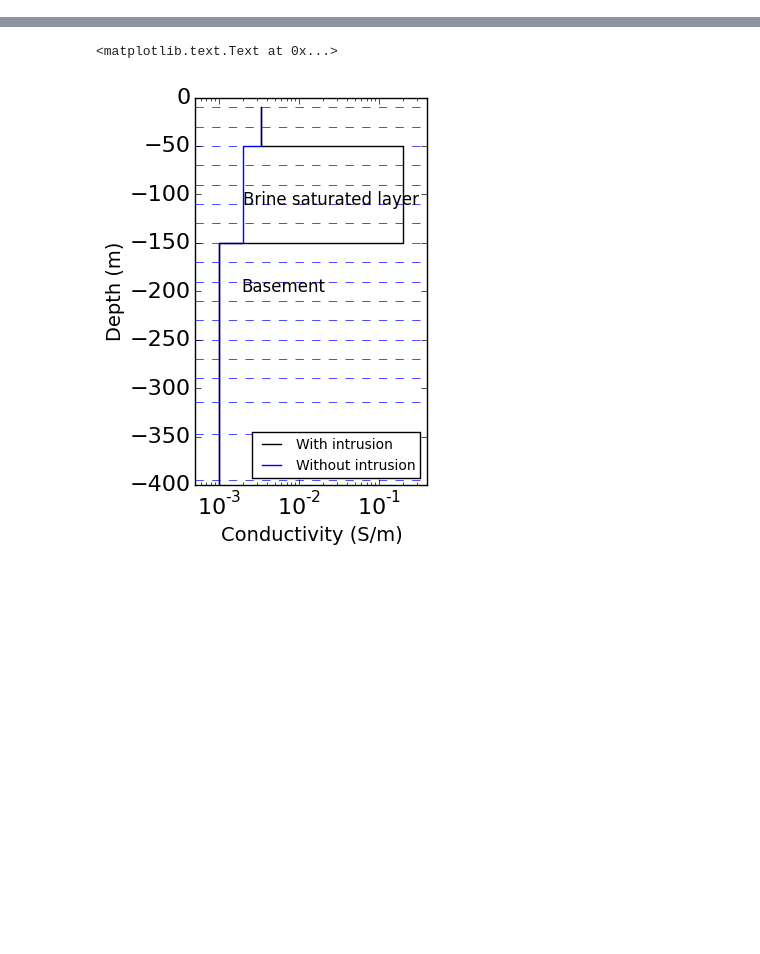
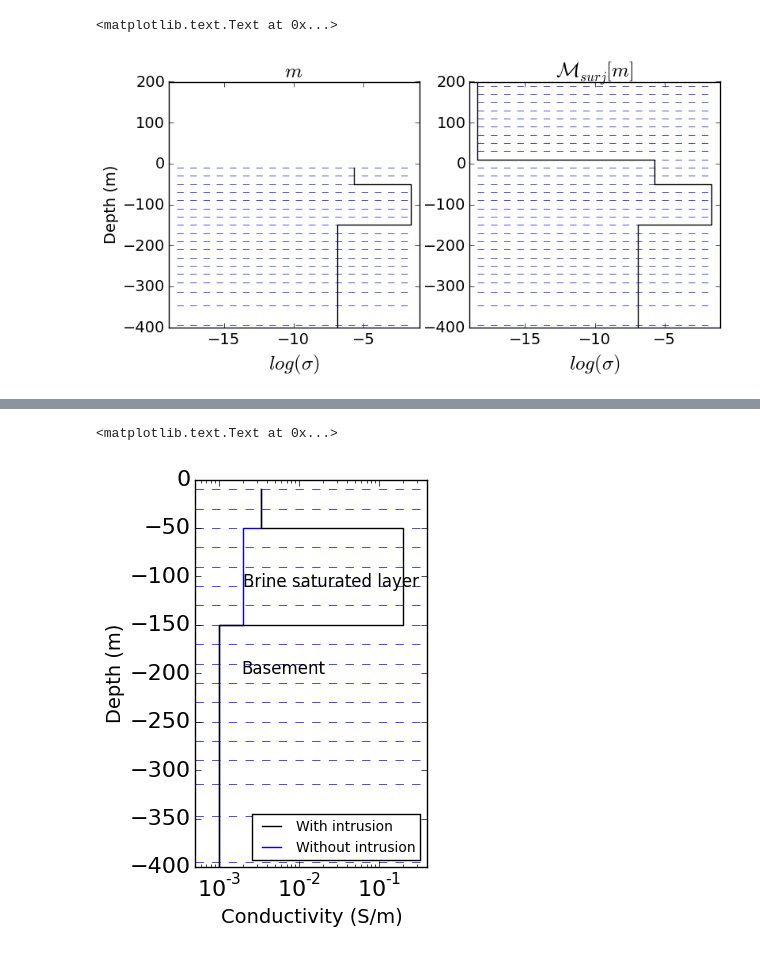
Before and after one commit to sgkang/AGU2014MovingDimensionsinEM, a Jupyter notebook: examples/HydroTD_Analysis.ipynb, the cells around one changed output, grey strips where cells are left out. Drawn from its saved outputs; the diff is of its cells as text; code cells hidden in the pictures; blank space fills up the shorter version.

```diff
--- a/examples/HydroTD_Analysis.ipynb
+++ b/examples/HydroTD_Analysis.ipynb
@@ -43,0 +105,35 @@ sig_half = sigma_half[active]
+# %%
+sigact = np.log(np.repeat(sigma[active], 2, axis=0))
+zact = np.repeat(mesh.vectorCCz[active][1:], 2, axis=0)
+zact = np.r_[mesh.vectorCCz[active][0], zact, mesh.vectorCCz[active][-1]]
+# %%
+sig = np.log(np.repeat(sigma, 2, axis=0))
+z = np.repeat(mesh.vectorCCz[1:], 2, axis=0)
+z = np.r_[mesh.vectorCCz[0], z, mesh.vectorCCz[-1]]
+
+
+vmin, vmax = sig.min(), sig.max()
+fig = plt.figure(figsize = (9, 4))
+ax1 = plt.subplot(121)
+ax2 = plt.subplot(122)
+for locz in mesh.vectorCCz[active]:
+    ax1.plot(np.linspace(vmin, vmax, 100), np.ones(100)*locz, 'b--', lw = 0.5)
+
+for locz in mesh.vectorCCz:
+    ax2.plot(np.linspace(vmin, vmax, 100), np.ones(100)*locz, 'b--', lw = 0.5)
+
+ax1.plot(sigact, zact, 'k')
+ax1.set_xlabel("$log(\sigma)$", fontsize = 18)
+ax1.set_ylabel("Depth (m)")
+ax1.set_xlim(-19, -1)
+ax1.set_ylim(-400, 200)
+ax1.set_title("$m$", fontsize = 18)
+
+ax2.plot(sig, z, 'k')
+ax2.set_xlim(-19, -1)
+ax2.set_ylim(-400, 200)
+ax2.set_xlabel("$log(\sigma)$", fontsize = 18)
+ax2.set_title("$\mathcal{M}_{surj}[m]$", fontsize = 18)
+# %% [output]
+<matplotlib.text.Text at 0x...>
+[figure, added]
```
Also changed, not shown: parts of 12 cells of this notebook, 15 other files.
